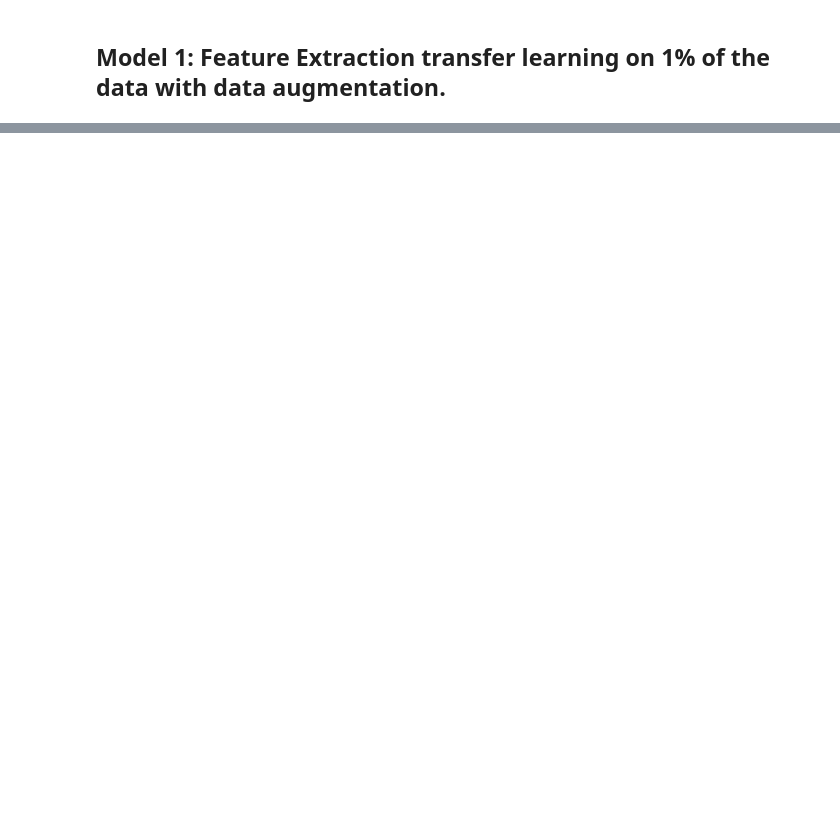
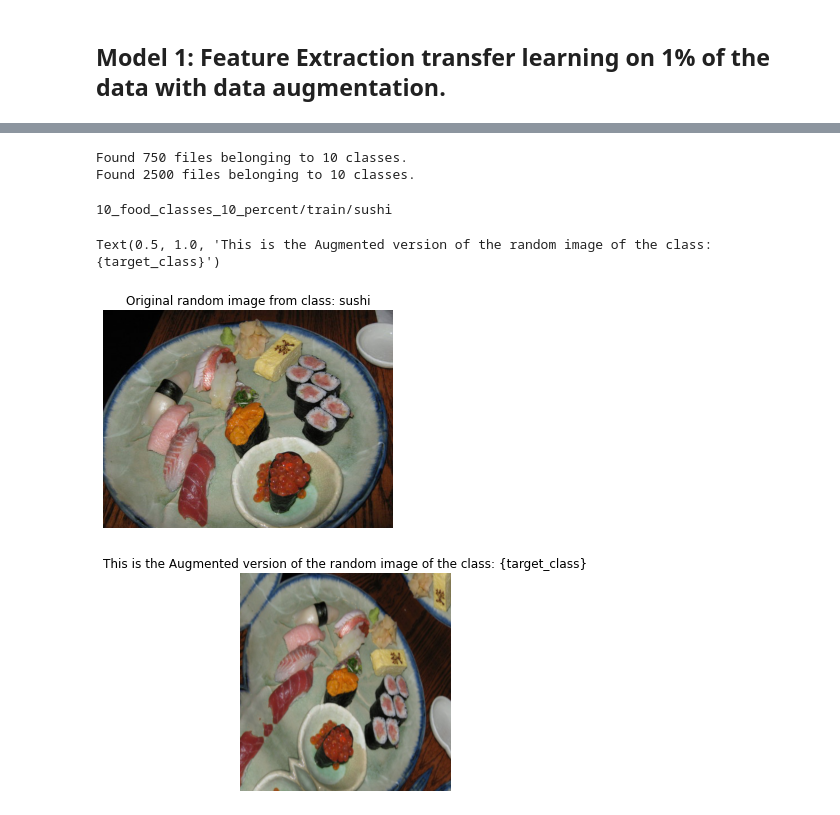
Before and after one commit to ashikshafi08/Learning_Tensorflow, a Jupyter notebook: Notebooks/05_Transfer_Learning_with_TensorFlow_Part_2_Fine_tuning.ipynb, the cells around one changed output, grey strips where cells are left out. Cells and saved outputs as stored; diff of their text form; code cells hidden in the pictures; blank space fills up the shorter version.

```diff
--- a/Notebooks/05_Transfer_Learning_with_TensorFlow_Part_2_Fine_tuning.ipynb
+++ b/Notebooks/05_Transfer_Learning_with_TensorFlow_Part_2_Fine_tuning.ipynb
@@ -624,0 +627,4 @@ plot_loss_curves(history_1)
+# %%
+# Getting the data in directories
+train_dir_10_percent = '10_food_classes_10_percent/train'
+test_dir = '10_food_classes_10_percent/test'
@@ -624,0 +646,63 @@ plot_loss_curves(history_1)
+# %%
+# Importing our data in the dataloaders from the directories
+train_data_10_percent = tf.keras.preprocessing.image_dataset_from_directory(train_dir_10_percent ,
+                                                                            image_size = IMG_SIZE ,
+                                                                            batch_size = BATCH_SIZE ,
+                                                                            label_mode = 'categorical' ,
+                                                                            shuffle = True ,
+                                                                            seed = 42)
+
+test_data = tf.keras.preprocessing.image_dataset_from_directory(test_dir ,
+                                                                image_size = IMG_SIZE ,
+                                                                batch_size = BATCH_SIZE ,
+                                                                label_mode = 'categorical' ,
+                                                                seed = 42)
+# %% [output]
+Found 750 files belonging to 10 classes.
+Found 2500 files belonging to 10 classes.
+# %%
+# Construct a model for data augmentation with Sequential API
+from tensorflow.keras.layers.experimental import preprocessing
+
+
+data_augmentation_10_percent = tf.keras.Sequential([
+  preprocessing.RandomFlip('horizontal') ,
+  preprocessing.RandomZoom(0.2) ,
+  preprocessing.RandomRotation(0.2) ,
+  preprocessing.RandomWidth(0.2),
+  preprocessing.RandomHeight(0.2)
+] , name = 'data_augmentation_10_percent')
+# %%
+# View a random image and compare it to it's augmented version
+import matplotlib.pyplot as plt
+import matplotlib.image as mpimg
+import os
+import random
+
+target_class = random.choice(train_data_10_percent.class_names)
+target_dir = '10_food_classes_10_percent/train/' + target_class
+print(target_dir)
+
+# Pick a random image
+random_image = random.choice(os.listdir(target_dir))
+# the whole path
+random_image_path = target_dir + '/' + random_image
+
+# Visualize this , read in the random image
+img = mpimg.imread(random_image_path)
+plt.title(f'Original random image from class: {target_class}')
+plt.axis(False)
+plt.imshow(img)
+
+
+# Now plot the augmented version of the image
+augmented_img = data_augmentation_10_percent(tf.expand_dims(img , axis = 0)) # Adding a batch dimension
+plt.figure()
+plt.imshow(tf.squeeze(augmented_img)/255.) # normalizing because it's not in the right format for matplotlib
+plt.axis(False)
+plt.title('This is the Augmented version of the random image of the class: {target_class}')
+# %% [output]
+10_food_classes_10_percent/train/sushi
+Text(0.5, 1.0, 'This is the Augmented version of the random image of the class: {target_class}')
+[figure, added]
+[figure, added]
```
Also changed, not shown: parts of 22 cells of this notebook.
